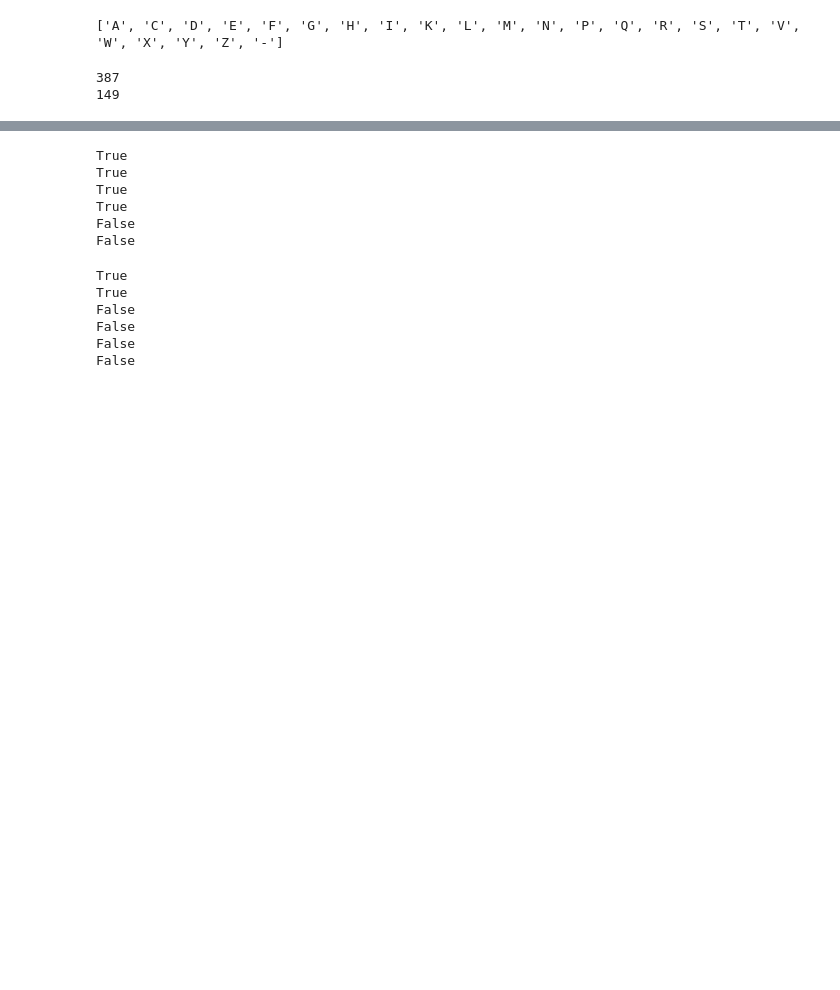
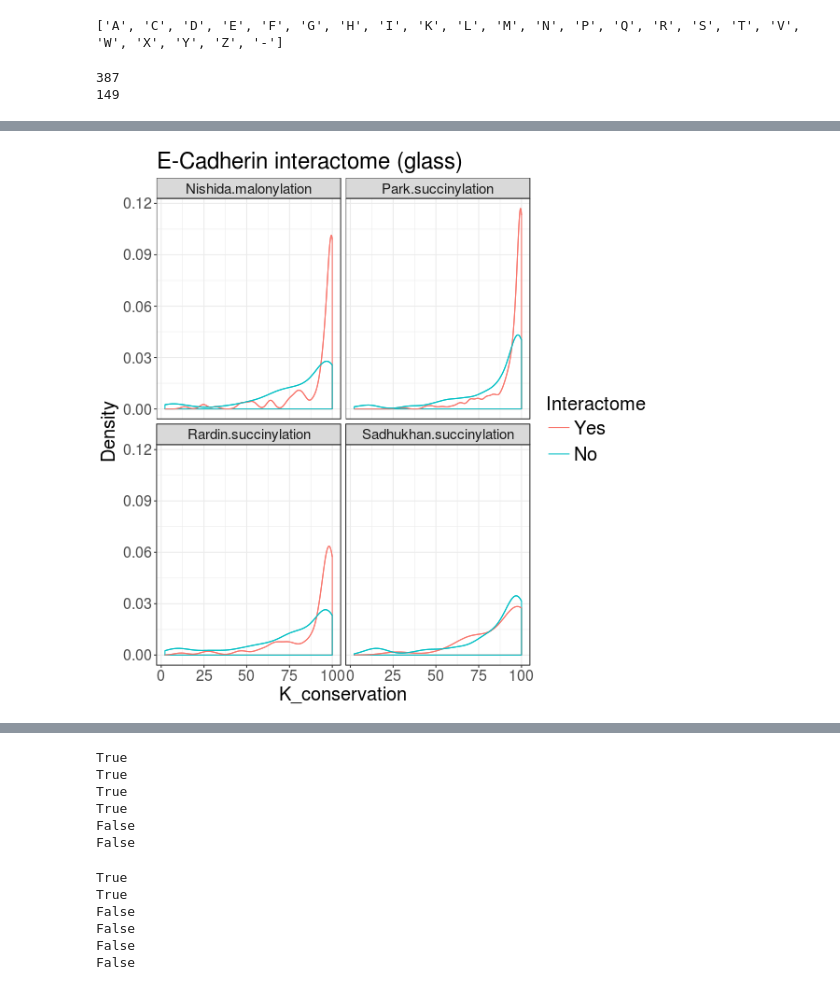
Before and after one commit to TomSmithCGAT/Lysine_mod, a Jupyter notebook: notebooks/Make_multifasta.ipynb, the cells around one changed output, grey strips where cells are left out. Cells and saved outputs as stored; diff of their text form; code cells hidden in the pictures; blank space fills up the shorter version.

```diff
--- a/notebooks/Make_multifasta.ipynb
+++ b/notebooks/Make_multifasta.ipynb
@@ -501,3 +606,84 @@ print(p)
 [figure]
 [figure]
 [figure]
+# %%
+%%R -w 600 -h 600
+m_txt = element_text(size=20)
+s_txt = element_text(size=15)
+#print(head(base_counts_df))
+#p = ggplot(base_counts_df[base_counts_df['short_ref']=='Park',]) +
+p = ggplot(base_counts_df) +
+facet_wrap(~interaction(short_ref, modification)) +
+scale_colour_discrete(name="Interactome", label=c("Yes","No"),
+                      guide = guide_legend(override.aes=aes(fill=NA))) +
+theme_bw() +
+ylab("Density") +
+theme(
+    text=m_txt,
+    strip.text=s_txt,
+    legend.text=m_txt,
+    legend.key.size=unit(1, "cm"))
+
+pK = p + aes(K_conservation)
+pDE = p + aes(DE_conversion)
+pR = p + aes(R_conversion)
+
+pK1 = pK + geom_density(aes(colour=factor(cadherin_interactome)), show_guide=F) +
+stat_density(aes(colour=factor(cadherin_interactome)),
+             geom="line",position="identity") +
+ggtitle("Cadherin interactome")
+
+pK2 = pK + geom_density(aes(colour=factor(ecadherin_biotin_interactome)), show_guide=F) +
+stat_density(aes(colour=factor(ecadherin_biotin_interactome)),
+                   geom="line",position="identity") +
+ggtitle("E-Cadherin interactomen(biotin)")
+
+pK3 = pK + geom_density(
+    aes(colour=interaction(factor(ecadherin_glass_interactome))),
+        show_guide=F) +
+stat_density(aes(colour=factor(ecadherin_glass_interactome)),
+                   geom="line",position="identity") +
+ggtitle("E-Cadherin interactome (glass)")
+ggsave("../plots.dir/e_cadherin_interactome_glass_K_conservation.png")
+
+
+pK4 = pK + geom_density(aes(colour=factor(any_interactome)), show_guide=F) +
+stat_density(aes(colour=factor(any_interactome)),
+             geom="line",position="identity") +
+ggtitle("Any interactome")
+
+pK5 = pK + geom_histogram(aes(fill=factor(any_interactome)), position="dodge", bins=15) +
+ggtitle("Any interactome") + ylab("Count")
+
+
+pDE3 = pDE + geom_density(aes(colour=factor(ecadherin_glass_interactome)), show_guide=F) +
+stat_density(aes(colour=factor(ecadherin_glass_interactome)),
+                   geom="line",position="identity") +
+ggtitle("E-Cadherin interactome (glass)")
+
+pR3 = pR + geom_density(aes(colour=factor(ecadherin_glass_interactome)), show_guide=F) +
+stat_density(aes(colour=factor(ecadherin_glass_interactome)),
+                   geom="line",position="identity") +
+ggtitle("E-Cadherin interactome (glass)")
+
+
+pDE4 = pDE + geom_density(aes(colour=factor(any_interactome)), show_guide=F) +
+stat_density(aes(colour=factor(any_interactome)),
+             geom="line",position="identity") +
+ggtitle("Any interactome")
+
+
+#print(pK1)
+#print(pK2)
+print(pK3)
+print(pK4)
+print(pK5)
+#print(pDE3)
+#print(pDE4)
+#print(pR3)
+
+tmp_df <- base_counts_df[base_counts_df['short_ref']=='Park',]
+print(table(is.finite(tmp_df[['any_interactome']]), factor(tmp_df[['K_conservation']]==100)))
+print(table(is.finite(tmp_df[['any_interactome']]), factor(tmp_df[['DE_conversion']]>20)))
+print(table(is.finite(tmp_df[['any_interactome']]), factor(tmp_df[['R_conversion']]>20)))
+# %% [output]
@@ -503,0 +701 @@ print(p)
+[figure, added]
```
Also changed, not shown: parts of 23 cells of this notebook, 8 other files.
